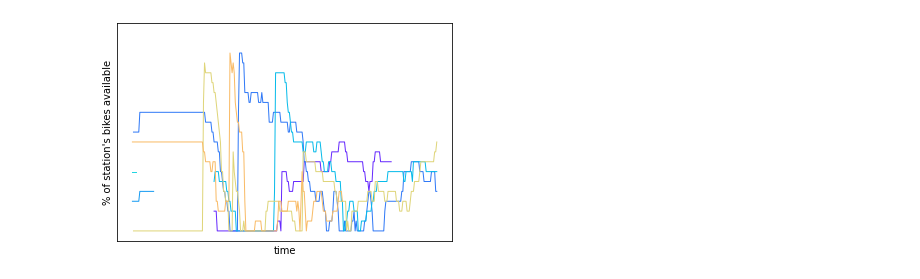
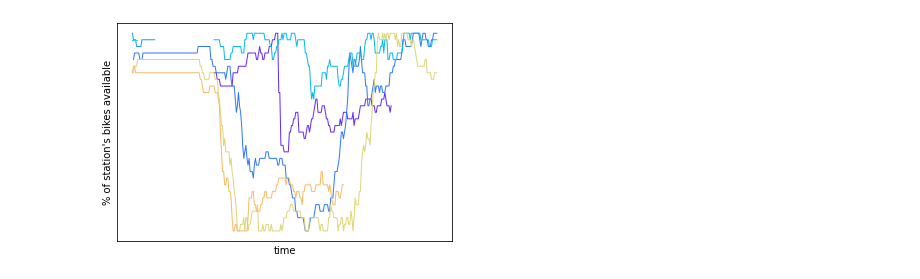
Before and after one commit to ConOLeary/Predicting_Bike_Distribution, a Jupyter notebook: linear_regression_approach.ipynb, the cells around one changed output. Drawn from its saved outputs; the diff is of its cells as text; code cells hidden in the pictures.

```diff
--- a/linear_regression_approach.ipynb
+++ b/linear_regression_approach.ipynb
@@ -84,23 +88,26 @@ with open(FILENAME, newline='') as f:
     except csv.Error as e:
         sys.exit('file {}, line {}: {}'.format(filename, reader.line_num, e))
 # %%
-if MAX_DISPLAYED_DAYS < TOTAL_DAYS:
-    colors= cm.rainbow(np.linspace(0, 1, MAX_DISPLAYED_DAYS))
-else:
-    colors= cm.rainbow(np.linspace(0, 1, TOTAL_DAYS))
+def station_graph(index):
+    if MAX_DISPLAYED_DAYS < TOTAL_DAYS:
+        colors= cm.rainbow(np.linspace(0, 1, MAX_DISPLAYED_DAYS))
+    else:
+        colors= cm.rainbow(np.linspace(0, 1, TOTAL_DAYS))
 
-for (day_i, day), c in zip(enumerate(stations[1].data_days), colors): # use day_i + 1 to access days because day 0 is empty but kept so that the day's date works as an array index too
-    if day_i >= MAX_DISPLAYED_DAYS:
-        break
-    #plt.scatter(station.daily_epoch_time, station.percent_bikes_available, 1, marker="*", color= c, linewidth=0.0001)
-    plt.plot(day.daily_epoch_time, day.percent_bikes_available, 1, color= c, linewidth=1)
-plt.ylabel('% of station\'s bikes available')
-plt.xlabel('time')
-plt.xticks(())
-plt.yticks(())
+    for (day_i, day), c in zip(enumerate(stations[index].data_days), colors): # use day_i + 1 to access days because day 0 is empty but kept so that the day's date works as an array index too
+        if day_i >= MAX_DISPLAYED_DAYS:
+            break
+        #plt.scatter(station.daily_epoch_time, station.percent_bikes_available, 1, marker="*", color= c, linewidth=0.0001)
+        plt.plot(day.daily_epoch_time, day.percent_bikes_available, 1, color= c, linewidth=1)
+    plt.ylabel('% of station\'s bikes available')
+    plt.xlabel('time')
+    plt.xticks(())
+    plt.yticks(())
 
-plt.show()
+    plt.show()
 
-#plt.scatter(daily_epoch_time, percent_bikes_available,  color='black')
+    #plt.scatter(daily_epoch_time, percent_bikes_available,  color='black')
+
+station_graph(get_station_id('PORTOBELLO ROAD'))
 # %% [output]
-[figure, old version]
+[figure, new version]
```
Also changed, not shown: parts of 2 cells of this notebook.
